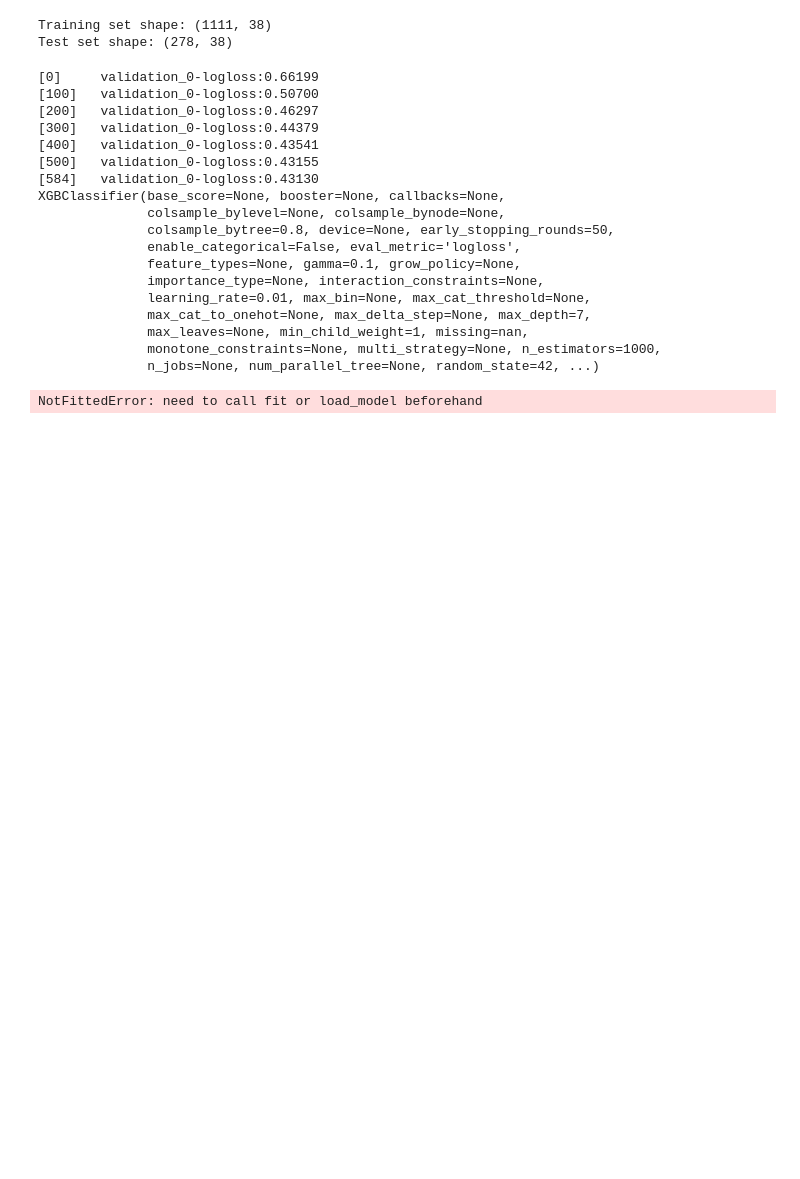
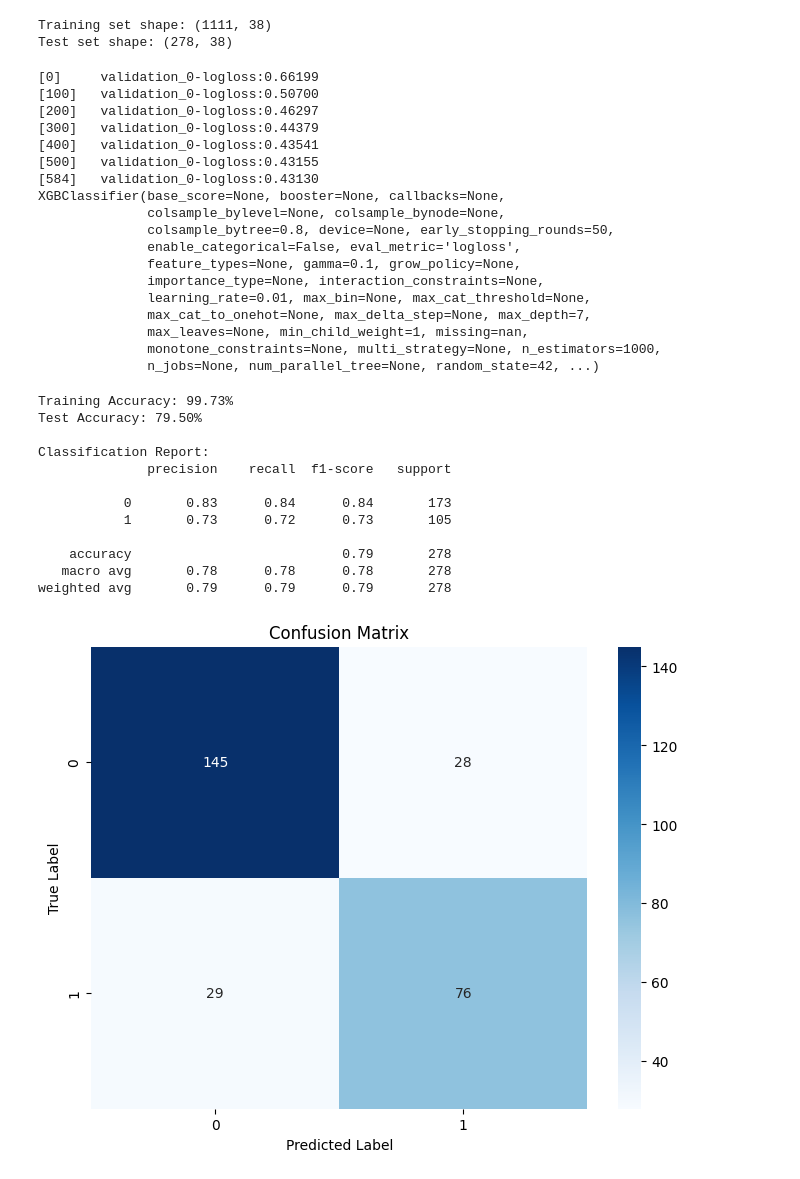
Before and after one commit to AmrAbdelwahed/SoccerEdge-AI, a Jupyter notebook: Soccer-Match-Prediction-ML-Advanced.ipynb, the cells around one changed output. Drawn from its saved outputs; the diff is of its cells as text; code cells hidden in the pictures; blank space fills up the shorter version.

```diff
--- a/Soccer-Match-Prediction-ML-Advanced.ipynb
+++ b/Soccer-Match-Prediction-ML-Advanced.ipynb
@@ -369,53 +369,41 @@ XGBClassifier(base_score=None, booster=None, callbacks=None,
               monotone_constraints=None, multi_strategy=None, n_estimators=1000,
               n_jobs=None, num_parallel_tree=None, random_state=42, ...)
 # %%
-from xgboost import DMatrix
-from sklearn.metrics import accuracy_score, classification_report, confusion_matrix
-import seaborn as sns
-import matplotlib.pyplot as plt
-import pandas as pd
-
-# Wrap the datasets in DMatrix
-dtrain = DMatrix(X_train_scaled)
-dtest = DMatrix(X_test_scaled)
-
 # Make predictions
-train_pred = (xgb_model.predict(dtrain) > 0.5).astype(int)
-test_pred = (xgb_model.predict(dtest) > 0.5).astype(int)
+train_pred = xgb_model.predict(X_train_scaled)
+test_pred = xgb_model.predict(X_test_scaled)
 
 # Calculate accuracies
 train_accuracy = accuracy_score(y_train, train_pred)
 test_accuracy = accuracy_score(y_test, test_pred)
 
 print("Training Accuracy:", f"{train_accuracy:.2%}")
 print("Test Accuracy:", f"{test_accuracy:.2%}")
 
 # Display classification report
 print("\nClassification Report:")
 print(classification_report(y_test, test_pred))
 
 # Create confusion matrix
 plt.figure(figsize=(8, 6))
 cm = confusion_matrix(y_test, test_pred)
 sns.heatmap(cm, annot=True, fmt='d', cmap='Blues')
 plt.title('Confusion Matrix')
 plt.ylabel('True Label')
 plt.xlabel('Predicted Label')
 plt.show()
-
-# Extract feature importance
-feature_importance = pd.DataFrame({
-    'feature': all_predictors,
-    'importance': list(xgb_model.get_score(importance_type='weight').values())
-})
-feature_importance = feature_importance.sort_values('importance', ascending=False)
-
-# Plot feature importance
-plt.figure(figsize=(12, 8))
-sns.barplot(x='importance', y='feature', data=feature_importance.head(15))
-plt.title('Top 15 Most Important Features')
-plt.tight_layout()
-plt.show()
 # %% [output]
-NotFittedError: need to call fit or load_model beforehand
+Training Accuracy: 99.73%
+Test Accuracy: 79.50%
+
+Classification Report:
+              precision    recall  f1-score   support
+
+           0       0.83      0.84      0.84       173
+           1       0.73      0.72      0.73       105
+
+    accuracy                           0.79       278
+   macro avg       0.78      0.78      0.78       278
+weighted avg       0.79      0.79      0.79       278
+[figure, added]
 # %%
```
Also changed, not shown: parts of 2 cells of this notebook.
